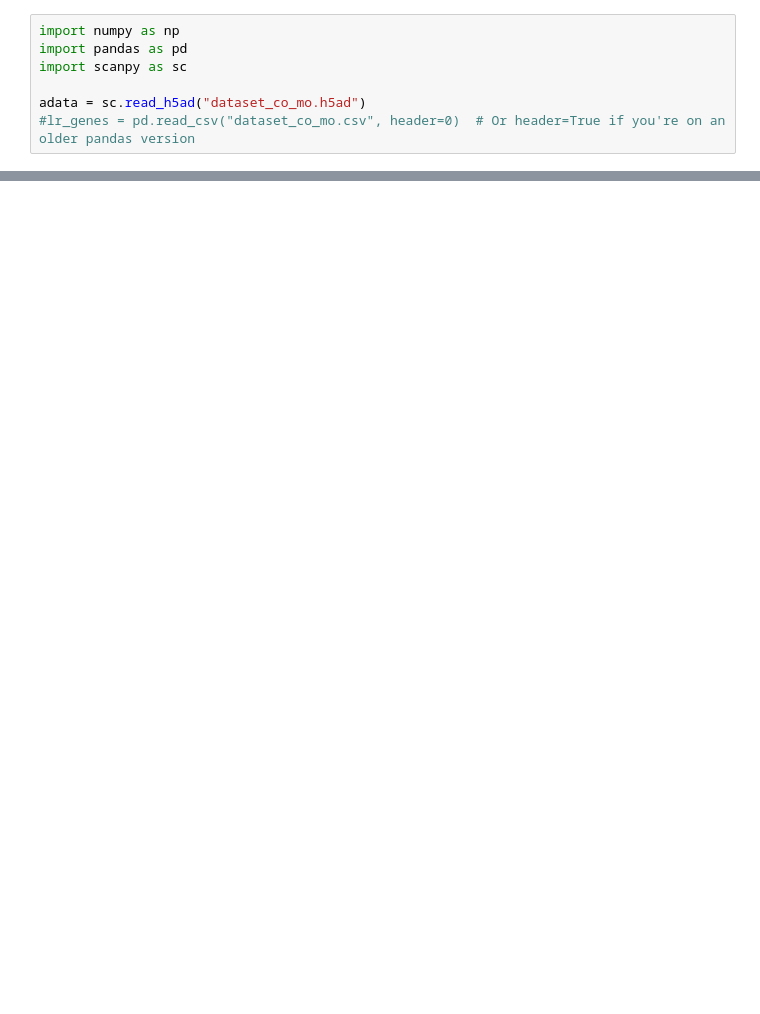
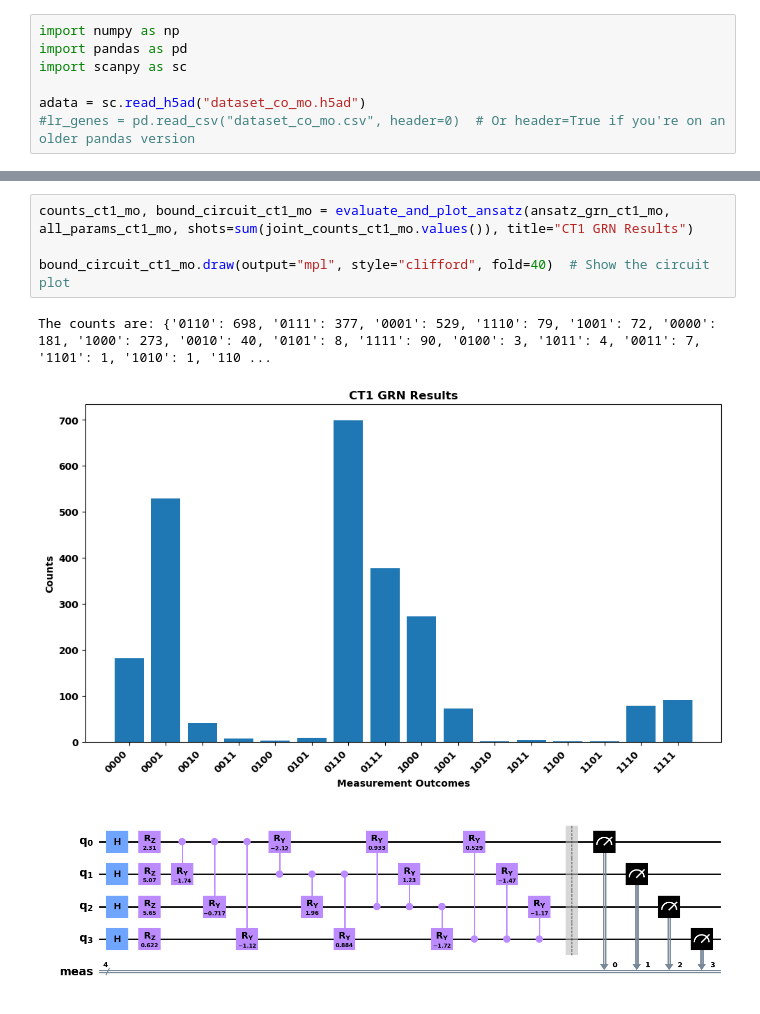
Before and after one commit to cailab-tamu/QuantumXCT, a Jupyter notebook: python/cc_grn_opt.ipynb, the cells around one changed output, grey strips where cells are left out. Drawn from its saved outputs; the diff is of its cells as text; blank space fills up the shorter version.

```diff
--- a/python/cc_grn_opt.ipynb
+++ b/python/cc_grn_opt.ipynb
@@ -530,0 +191,8 @@ def create_interaction_observable_general(interactions, num_features):
+# %%
+counts_ct1_mo, bound_circuit_ct1_mo = evaluate_and_plot_ansatz(ansatz_grn_ct1_mo, all_params_ct1_mo, shots=sum(joint_counts_ct1_mo.values()), title="CT1 GRN Results")
+
+bound_circuit_ct1_mo.draw(output="mpl", style="clifford", fold=40)  # Show the circuit plot
+# %% [output]
+The counts are: {'0110': 698, '0111': 377, '0001': 529, '1110': 79, '1001': 72, '0000': 181, '1000': 273, '0010': 40, '0101': 8, '1111': 90, '0100': 3, '1011': 4, '0011': 7, '1101': 1, '1010': 1, '110 ...
+[figure, added]
+[figure, added]
```
Also changed, not shown: parts of 44 cells of this notebook, 2 other files.
